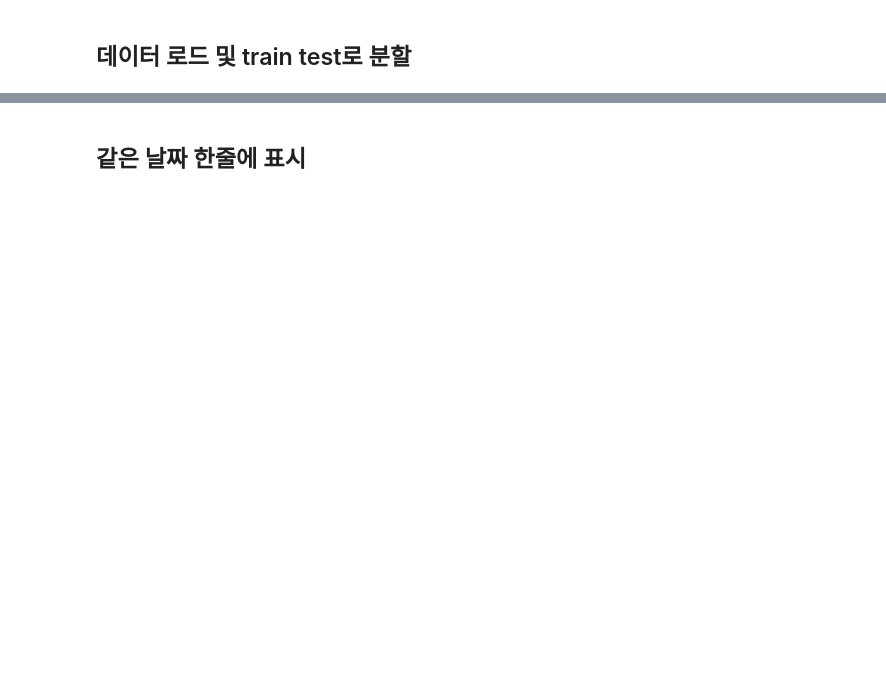
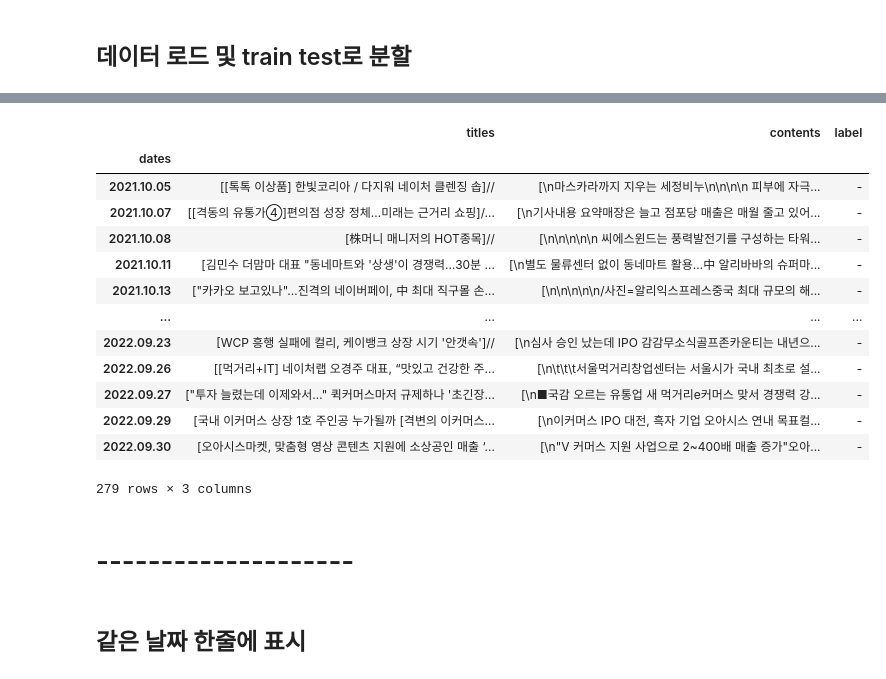
Before and after one commit to lhshs/2022_YDS2, a Jupyter notebook: NLP/tokenizer_News.ipynb, the cells around one changed output, grey strips where cells are left out. Saved outputs shown, nothing was run; the diff lists cells and outputs as text; code cells hidden in the pictures; blank space fills up the shorter version.

Commit message:
labeling

```diff
--- a/NLP/tokenizer_News.ipynb
+++ b/NLP/tokenizer_News.ipynb
@@ -94,0 +152,6 @@ df
+# %%
+df_naver['titles'] = df_naver['titles'] + df_naver['cc']
+df_naver['contents'] = df_naver['contents'] + df_naver['cc']
+# %%
+df_naver = df_naver.drop(columns=['cc'])
+df_naver
@@ -94,0 +173,21 @@ df
+# %%
+df_naver = df_naver.groupby('dates').sum()
+# %%
+df_naver['label'] = '-'
+# %%
+df_naver
+# %% [output]
+|  | titles | contents | label |
+| dates |  |  |  |
+| 2021.10.05 | [[톡톡 이상품] 한빛코리아 / 다지워 네이처 클렌징 솝]// | [\n마스카라까지 지우는 세정비누\n\n\n\n 피부에 자극... | - |
+| 2021.10.07 | [[격동의 유통가④]편의점 성장 정체…미래는 근거리 쇼핑]/... | [\n기사내용 요약매장은 늘고 점포당 매출은 매월 줄고 있어... | - |
+| 2021.10.08 | [株머니 매니저의 HOT종목]// | [\n\n\n\n\n 씨에스윈드는 풍력발전기를 구성하는 타워... | - |
+| 2021.10.11 | [김민수 더맘마 대표 "동네마트와 '상생'이 경쟁력…30분 ... | [\n별도 물류센터 없이 동네마트 활용…中 알리바바의 슈퍼마... | - |
+| 2021.10.13 | ["카카오 보고있나"…진격의 네이버페이, 中 최대 직구몰 손... | [\n\n\n\n\n/사진=알리익스프레스중국 최대 규모의 해... | - |
+| ... | ... | ... | ... |
+| 2022.09.23 | [WCP 흥행 실패에 컬리, 케이뱅크 상장 시기 '안갯속']// | [\n심사 승인 났는데 IPO 감감무소식골프존카운티는 내년으... | - |
+| 2022.09.26 | [[먹거리+IT] 네이처랩 오경주 대표, “맛있고 건강한 주... | [\n\t\t\t서울먹거리창업센터는 서울시가 국내 최초로 설... | - |
+| 2022.09.27 | ["투자 늘렸는데 이제와서…" 퀵커머스마저 규제하나 '초긴장... | [\n■국감 오르는 유통업 새 먹거리e커머스 맞서 경쟁력 강... | - |
+| 2022.09.29 | [국내 이커머스 상장 1호 주인공 누가될까 [격변의 이커머스... | [\n이커머스 IPO 대전, 흑자 기업 오아시스 연내 목표컬... | - |
+| 2022.09.30 | [오아시스마켓, 맞춤형 영상 콘텐츠 지원에 소상공인 매출 ‘... | [\n"V 커머스 지원 사업으로 2~400배 매출 증가"오아... | - |
+279 rows × 3 columns
@@ -95,3 +196,5 @@ df
+# %% [markdown]
+# --------------------
 # %% [markdown]
 ## 같은 날짜 한줄에 표시
 # %%
```
Also changed, not shown: parts of 38 cells of this notebook, 5 other files.
